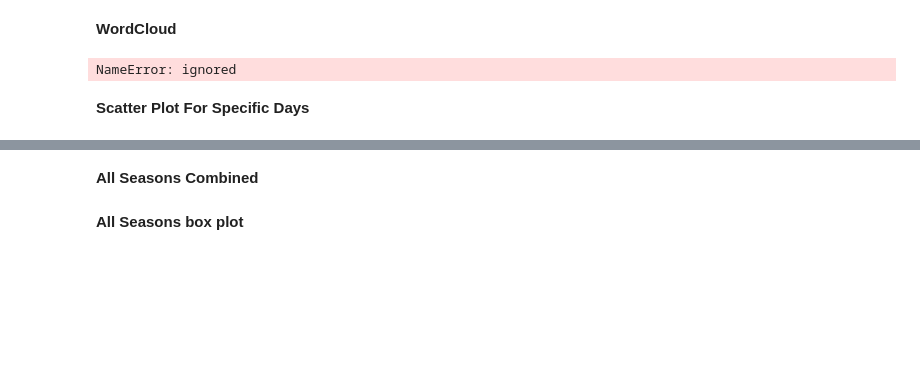
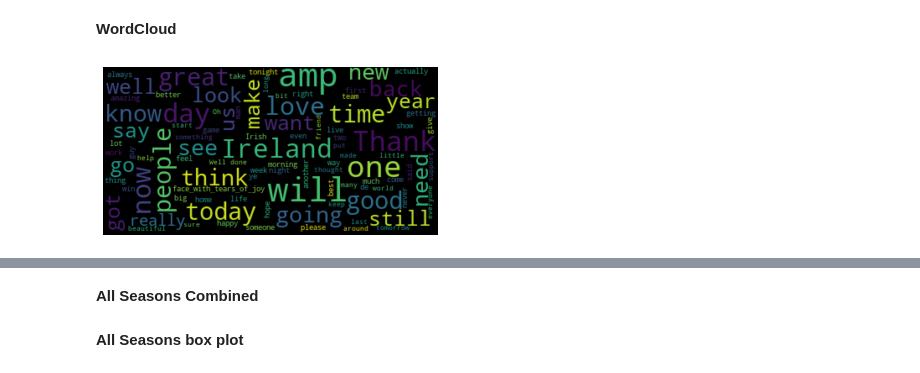
Before and after one commit to johnstcn/cs7is4group4, a Jupyter notebook: colab-notebook/TA_G4.ipynb, the cells around one changed output, grey strips where cells are left out. Drawn from its saved outputs; the diff is of its cells as text; code cells hidden in the pictures; blank space fills up the shorter version.

```diff
--- a/colab-notebook/TA_G4.ipynb
+++ b/colab-notebook/TA_G4.ipynb
@@ -425,25 +405,23 @@ NameError: ignored
 # %%
 from wordcloud import WordCloud
 from functools import reduce
 
 def append(x1, x2):
     return x1 +' ' + x2
 
-combined_text = reduce(append, df.tweet_text)
+combined_text = reduce(append, weekly_data.tweet_text)
 
 wordcloud = WordCloud().generate(combined_text)
 
 
 
 import matplotlib.pyplot as plt
 
 # lower max_font_size
 wordcloud = WordCloud(max_font_size=40).generate(combined_text)
 plt.figure()
 plt.imshow(wordcloud, interpolation="bilinear")
 plt.axis("off")
 plt.show()
 # %% [output]
-NameError: ignored
+[figure, added]
-# %% [markdown]
-**Scatter Plot For Specific Days**
```
Also changed, not shown: parts of 19 cells of this notebook, 3 other files.
